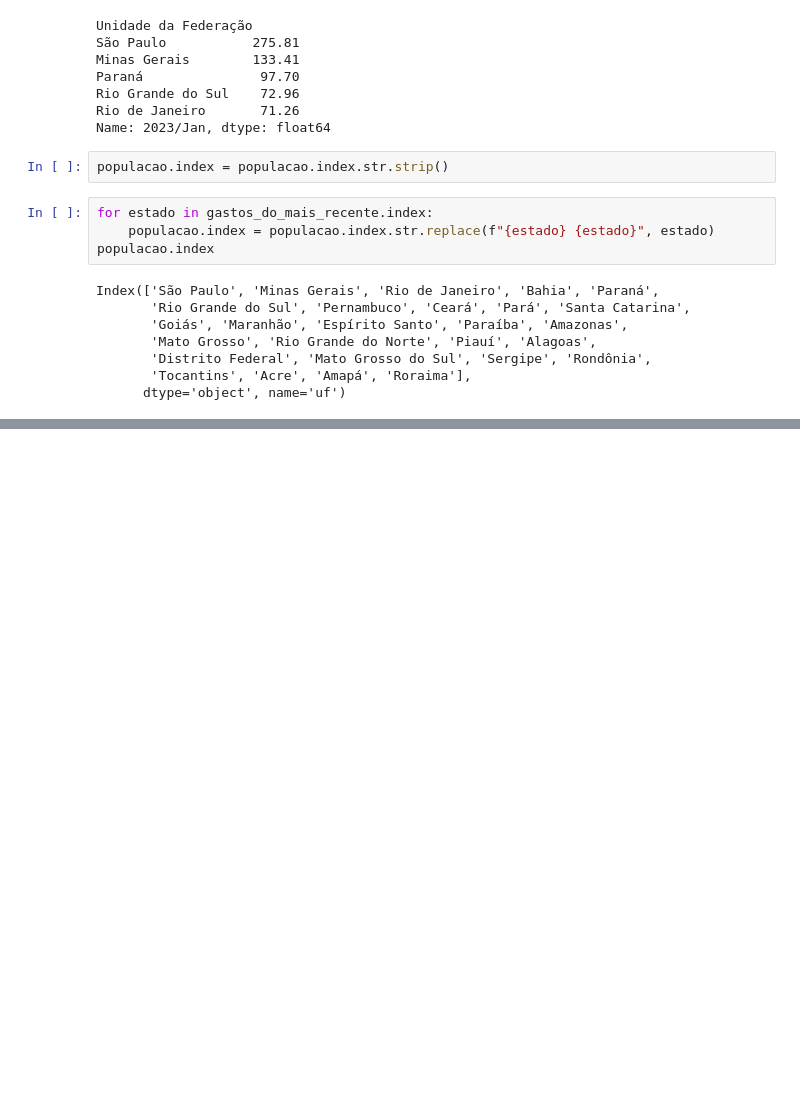
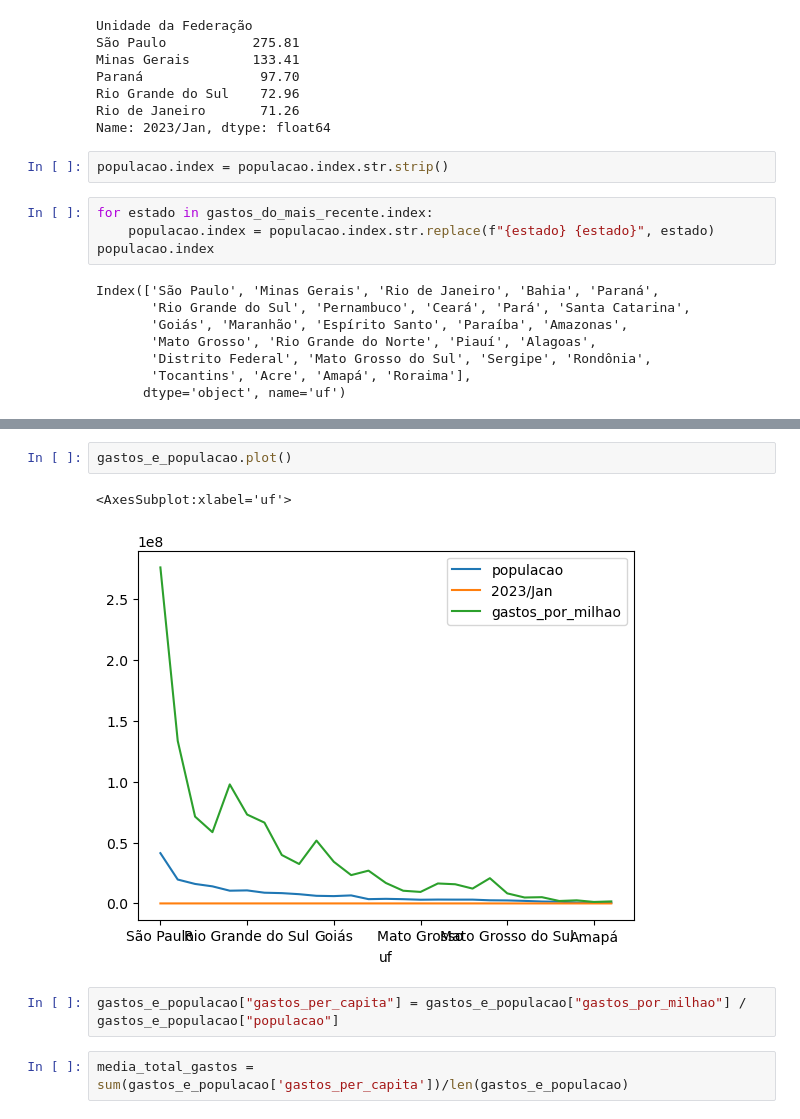
Before and after one commit to polizelr/pos_data_analytics_fiap, a Jupyter notebook: Fase 1 - Data analysis and exploration/Visualização de dados/Produção_Hospitalar_v2.ipynb, the cells around one changed output, grey strips where cells are left out. Saved outputs shown, nothing was run; the diff lists cells and outputs as text; blank space fills up the shorter version.

```diff
--- a/Fase 1 - Data analysis and exploration/Visualização de dados/Produção_Hospitalar_v2.ipynb
+++ b/Fase 1 - Data analysis and exploration/Visualização de dados/Produção_Hospitalar_v2.ipynb
@@ -977,0 +976,9 @@ populacao.join(gastos_do_mais_recente)
+# %%
+gastos_e_populacao.plot()
+# %% [output]
+<AxesSubplot:xlabel='uf'>
+[figure, added]
+# %%
+gastos_e_populacao["gastos_per_capita"] = gastos_e_populacao["gastos_por_milhao"] / gastos_e_populacao["populacao"]
+# %%
+media_total_gastos = sum(gastos_e_populacao['gastos_per_capita'])/len(gastos_e_populacao)
```
Also changed, not shown: parts of 33 cells of this notebook.
